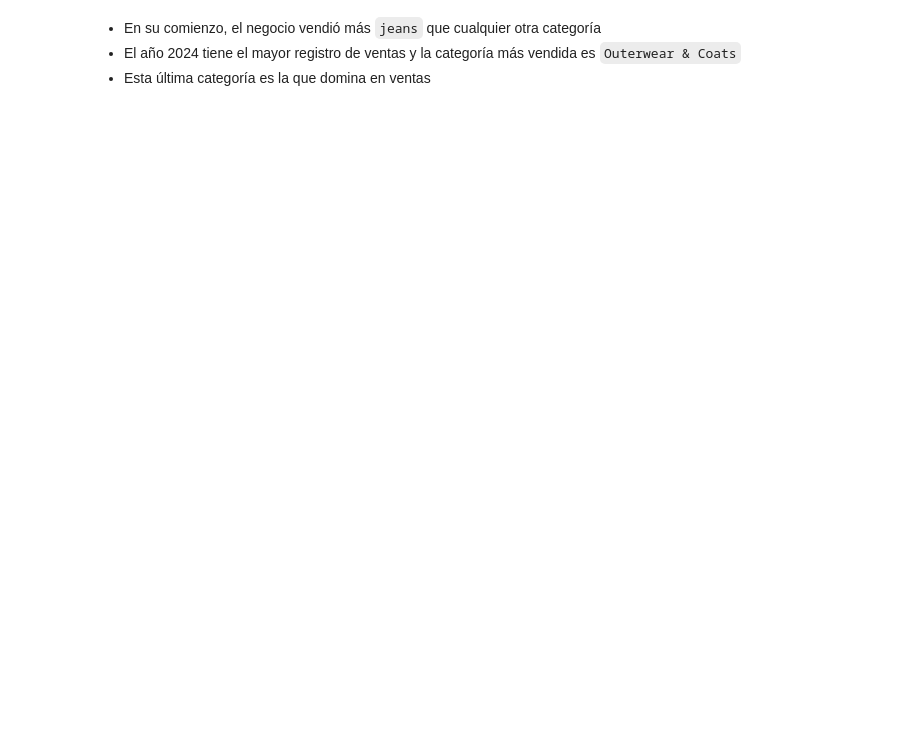
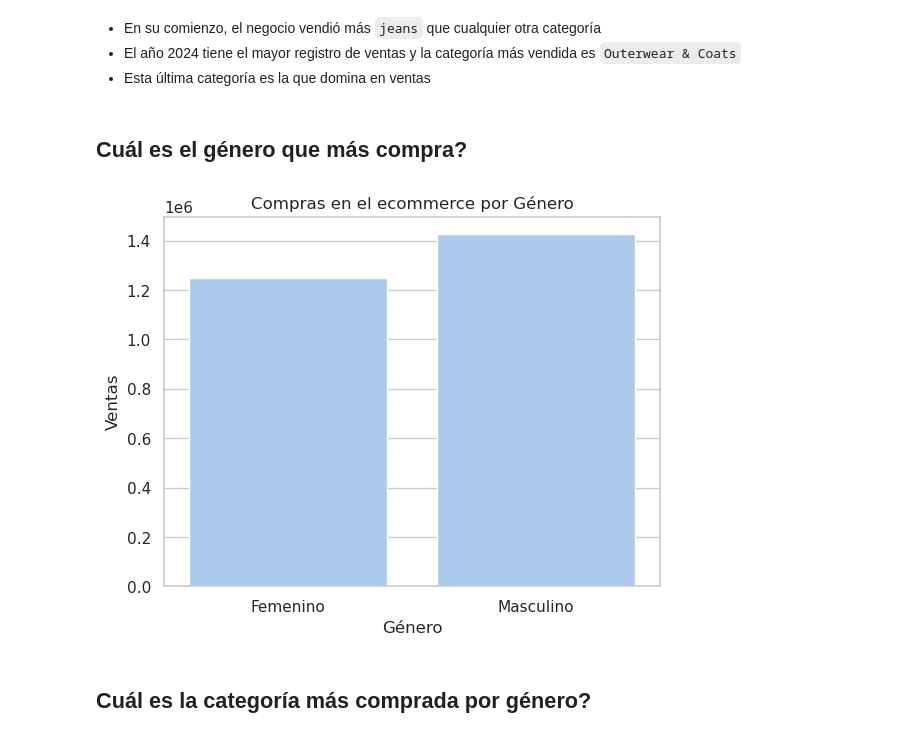
Before and after one commit to raulc03/thelook-insights-and-recommender, a Jupyter notebook: Ecommerce.ipynb, the cells around one changed output. Saved outputs shown, nothing was run; the diff lists cells and outputs as text; code cells hidden in the pictures; blank space fills up the shorter version.

```diff
--- a/Ecommerce.ipynb
+++ b/Ecommerce.ipynb
@@ -432,0 +426,25 @@ plt.ylabel('Ventas');
+# %% [markdown]
+## Cuál es el género que más compra?
+# %%
+q = f"""
+SELECT
+    u.gender,
+    SUM(oi.sale_price) AS sales
+FROM `{order_items_table}` AS oi
+INNER JOIN `{users_table}` AS u
+ON u.id = oi.user_id
+WHERE oi.status = 'Complete'
+GROUP BY u.gender
+ORDER BY sales
+"""
+df_q = get_query(q)
+# %%
+sns.barplot(df_q, x='gender', y='sales');
+plt.ylabel('Ventas')
+plt.xlabel('Género');
+plt.xticks(ticks=np.arange(2), labels=['Femenino', 'Masculino']);
+plt.title('Compras en el ecommerce por Género');
+# %% [output]
+[figure, added]
+# %% [markdown]
+## Cuál es la categoría más comprada por género?
```
Also changed, not shown: parts of 53 cells of this notebook.
